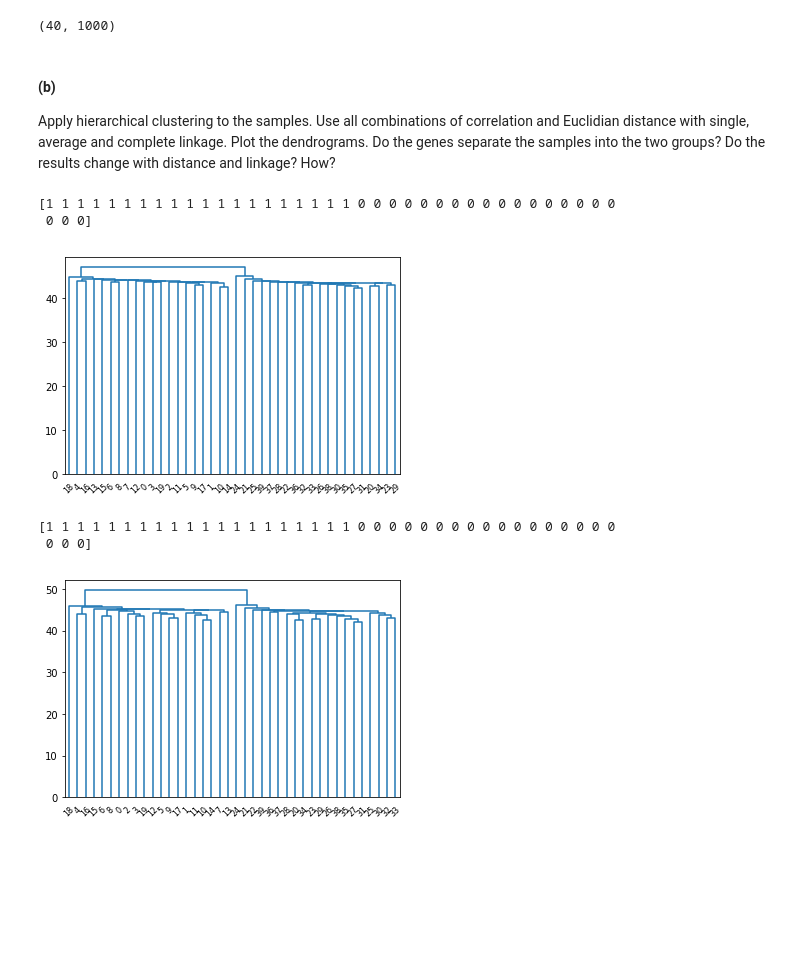
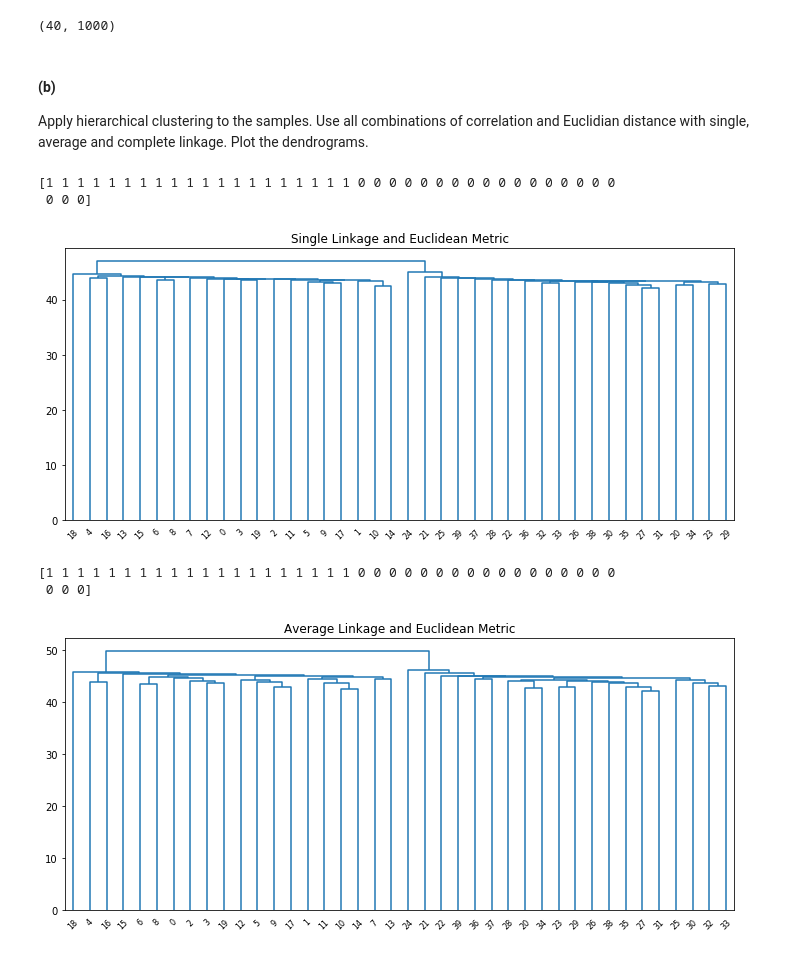
Before and after one commit to ZhuYRY/5018_DataScience, a Jupyter notebook: Lab5/Lab5.ipynb, the cells around one changed output. Cells and saved outputs as stored; diff of their text form; code cells hidden in the pictures; blank space fills up the shorter version.

```diff
--- a/Lab5/Lab5.ipynb
+++ b/Lab5/Lab5.ipynb
@@ -139,24 +145,38 @@ gene.shape
 # %% [markdown]
 #### (b)
 
-Apply hierarchical clustering to the samples. Use all combinations of correlation and Euclidian distance with single, average and complete linkage. Plot the dendrograms. Do the genes separate the samples into the two groups? Do the results change with distance and linkage? How?
+Apply hierarchical clustering to the samples. Use all combinations of correlation and Euclidian distance with single, average and complete linkage. Plot the dendrograms.
 # %%
 from sklearn.cluster import AgglomerativeClustering
 import scipy.cluster.hierarchy as shc
 
-cluster = AgglomerativeClustering(n_clusters=2, affinity='euclidean',linkage='single')
+# Figure Size
+plt.figure(figsize=(12, 5))
+# Clustering
+cluster = AgglomerativeClustering(n_clusters = 2, affinity = 'euclidean',linkage = 'single')
+# Predict result
 print(cluster.fit_predict(gene))
-dend = shc.dendrogram(shc.linkage(gene, method='single'))
+# Plot
+dend = shc.dendrogram(shc.linkage(gene, method = 'single', metric = 'euclidean'))
+plt.title("Single Linkage and Euclidean Metric")
+plt.show()
 # %% [output]
 [1 1 1 1 1 1 1 1 1 1 1 1 1 1 1 1 1 1 1 1 0 0 0 0 0 0 0 0 0 0 0 0 0 0 0 0 0
  0 0 0]
-[figure, old version]
+[figure, new version]
 # %%
-cluster = AgglomerativeClustering(n_clusters=2, affinity='euclidean',linkage='average')
+# Figure Size
+plt.figure(figsize=(12,5))
+# Clustering
+cluster = AgglomerativeClustering(n_clusters=2, affinity = 'euclidean',linkage = 'average')
+# Predict result
 print(cluster.fit_predict(gene))
-dend = shc.dendrogram(shc.linkage(gene, method='average'))
+# Plot
+dend = shc.dendrogram(shc.linkage(gene, method ='average', metric = 'euclidean'))
+plt.title("Average Linkage and Euclidean Metric")
+plt.show()
 # %% [output]
 [1 1 1 1 1 1 1 1 1 1 1 1 1 1 1 1 1 1 1 1 0 0 0 0 0 0 0 0 0 0 0 0 0 0 0 0 0
  0 0 0]
-[figure, old version]
+[figure, new version]
 # %%
```
Also changed, not shown: parts of 14 cells of this notebook, 2 other files.
